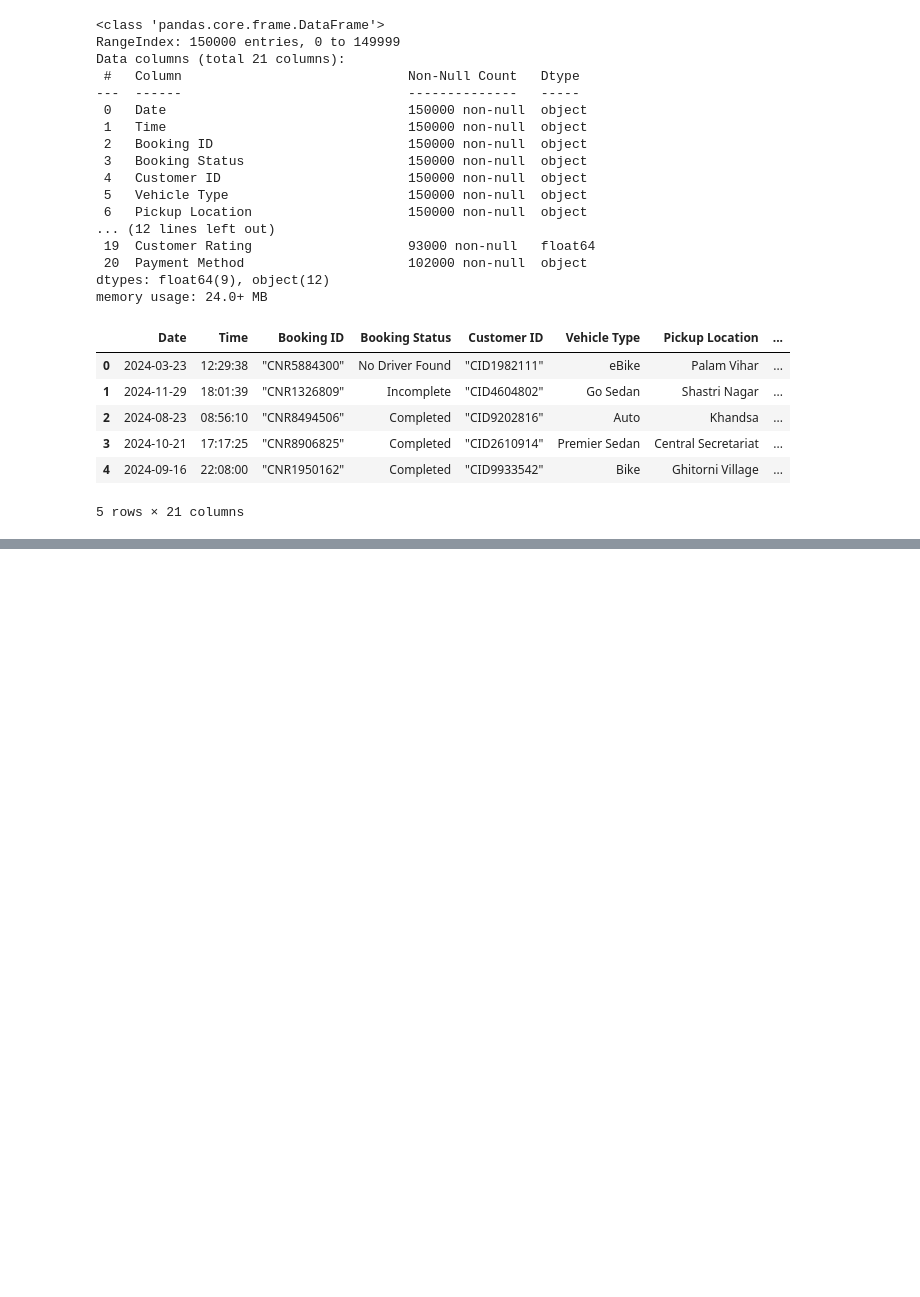
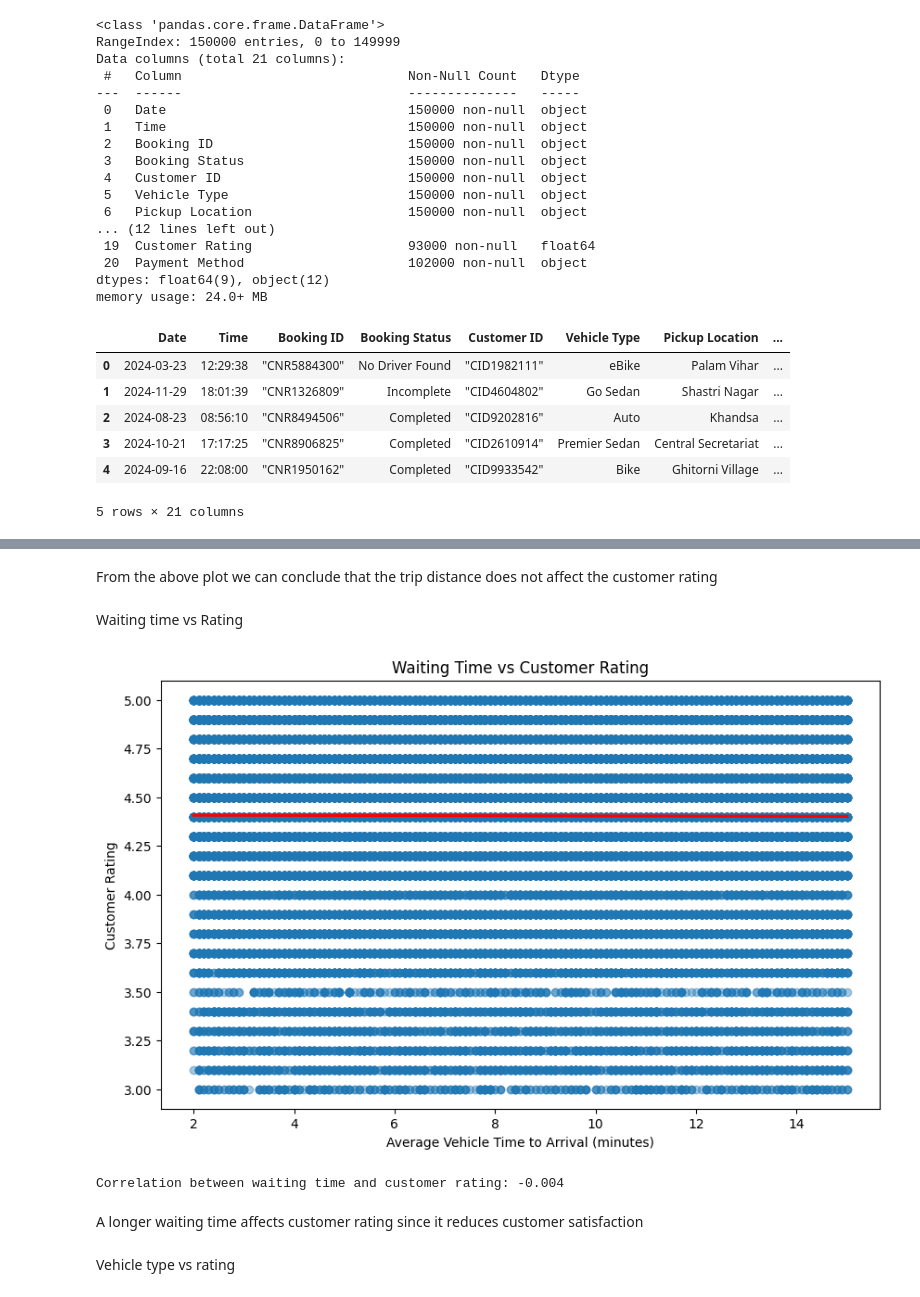
Before and after one commit to Annex-Ogeya/PYDATA, a Jupyter notebook: Data_storytelling/uber_analytics.ipynb, the cells around one changed output, grey strips where cells are left out. Cells and saved outputs as stored; diff of their text form; code cells hidden in the pictures; blank space fills up the shorter version.

```diff
--- a/Data_storytelling/uber_analytics.ipynb
+++ b/Data_storytelling/uber_analytics.ipynb
@@ -34,0 +304,30 @@ data.head()
+# %% [markdown]
+From the above plot we can conclude that the trip distance does not affect the customer rating
+# %% [markdown]
+Waiting time vs Rating
+# %%
+plt.figure(figsize=(10,6))
+
+sns.regplot(
+    x='Avg VTAT',          # waiting time
+    y='Customer Rating',
+    data=data,
+    scatter_kws={'alpha':0.4},
+    line_kws={'color':'red'}
+)
+
+plt.title('Waiting Time vs Customer Rating')
+plt.xlabel('Average Vehicle Time to Arrival (minutes)')
+plt.ylabel('Customer Rating')
+plt.show()
+# %% [output]
+[figure, added]
+# %%
+corr = data[['Avg VTAT', 'Customer Rating']].corr().iloc[0,1]
+print(f'Correlation between waiting time and customer rating: {corr:.3f}')
+# %% [output]
+Correlation between waiting time and customer rating: -0.004
+# %% [markdown]
+A longer waiting time affects customer rating since it reduces customer satisfaction
+# %% [markdown]
+Vehicle type vs rating
```
Also changed, not shown: parts of 73 cells of this notebook, 11 other files.
